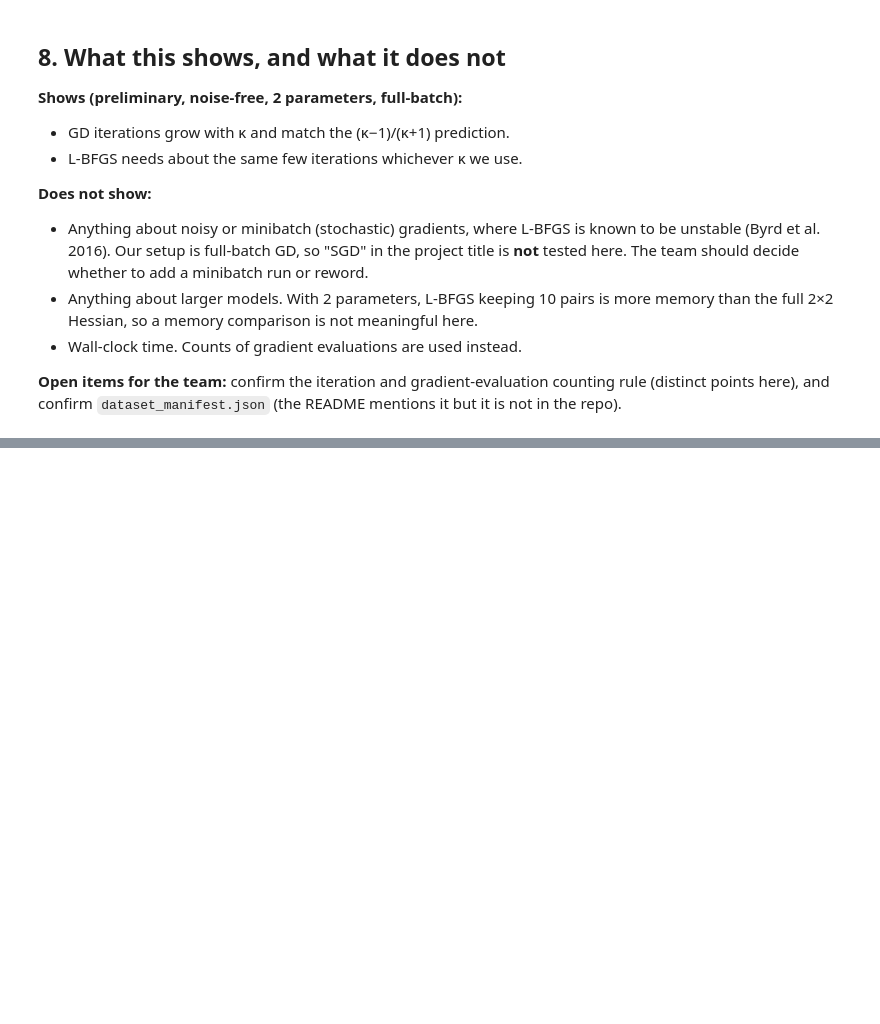
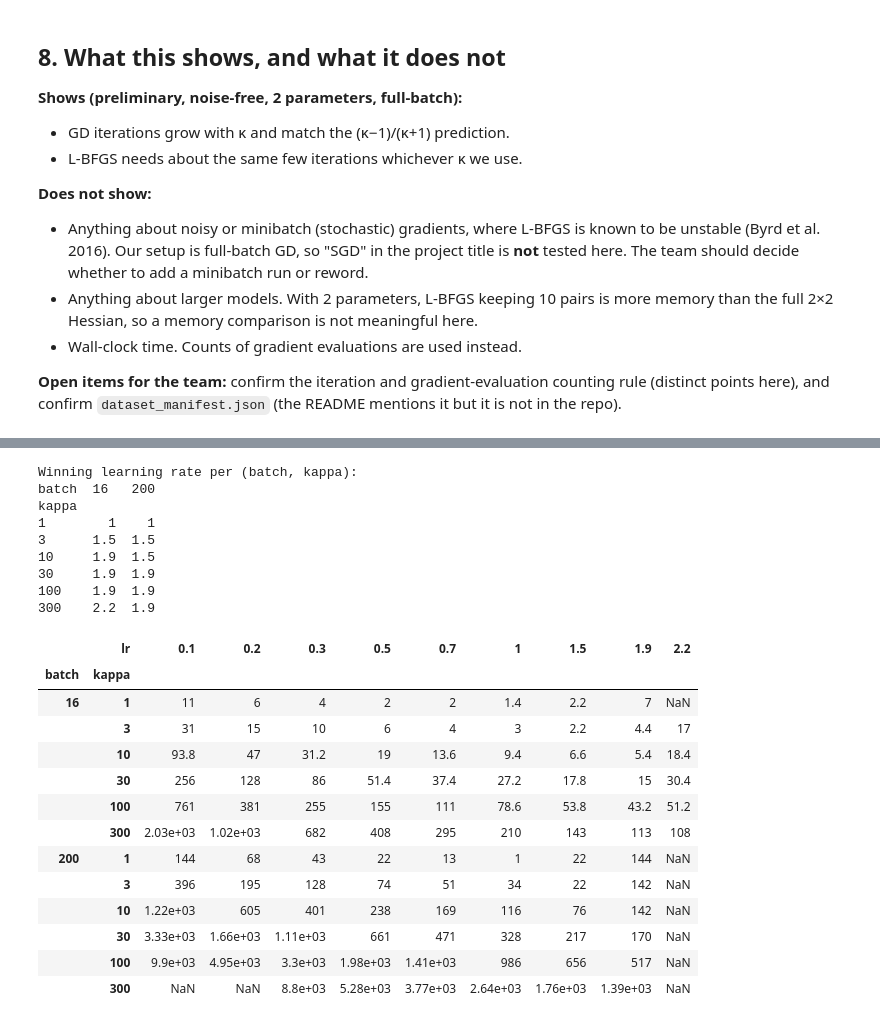
Before and after one commit to priyavenugopalnair-debug/group7-optimizers, a Jupyter notebook: notebooks/Jyoti_Maths_project.ipynb, the cells around one changed output, grey strips where cells are left out. Saved outputs shown, nothing was run; the diff lists cells and outputs as text; code cells hidden in the pictures; blank space fills up the shorter version.

```diff
--- a/notebooks/Jyoti_Maths_project.ipynb
+++ b/notebooks/Jyoti_Maths_project.ipynb
@@ -549,0 +330,50 @@ All numbers come from the tables above (sections 13, 14 and 16). Gradient work c
+# %%
+# 12. Learning-rate grid for SGD (tuning seeds 100-104, NOT the seeds we report)
+GRID = [0.1, 0.2, 0.3, 0.5, 0.7, 1.0, 1.5, 1.9, 2.2, 2.5]
+BATCHES = [16, 200]                     # 200 = full batch
+TUNE_SEEDS = range(100, 105)
+
+grid_rows, best_lr = [], {}
+for k, (X, y) in data6.items():
+    for b in BATCHES:
+        for lr in GRID:
+            rs = [run_sgd(X, y, lr, b, s) for s in TUNE_SEEDS]
+            allok = all(r["converged"] for r in rs)
+            grid_rows.append({"kappa": k, "batch": b, "lr": lr, "all 5 converged": allok,
+                              "mean epochs": np.mean([r["epochs"] for r in rs]) if allok else np.nan,
+                              "mean total work incl. checks": np.mean([r["work"] for r in rs]) if allok else np.nan,
+                              "failures": ", ".join(sorted({r["status"] for r in rs if not r["converged"]}))})
+grid = pd.DataFrame(grid_rows)
+for (k, b), g in grid.groupby(["kappa", "batch"]):
+    best_lr[(k, b)] = g.loc[g["mean epochs"].idxmin(), "lr"]
+grid["winner"] = [best_lr[(r.kappa, r.batch)] == r.lr for r in grid.itertuples()]
+
+# Compact view: mean epochs for every rate (blank = at least one tuning seed failed)
+pivot = grid.pivot_table(index=["batch", "kappa"], columns="lr", values="mean epochs")
+print("Winning learning rate per (batch, kappa):")
+print(pd.Series(best_lr).rename_axis(["kappa", "batch"]).unstack())
+pivot
+# %% [output]
+Winning learning rate per (batch, kappa):
+batch  16   200
+kappa
+1        1    1
+3      1.5  1.5
+10     1.9  1.5
+30     1.9  1.9
+100    1.9  1.9
+300    2.2  1.9
+|  | lr | 0.1 | 0.2 | 0.3 | 0.5 | 0.7 | 1 | 1.5 | 1.9 | 2.2 |
+| batch | kappa |  |  |  |  |  |  |  |  |  |
+| 16 | 1 | 11 | 6 | 4 | 2 | 2 | 1.4 | 2.2 | 7 | NaN |
+|  | 3 | 31 | 15 | 10 | 6 | 4 | 3 | 2.2 | 4.4 | 17 |
+|  | 10 | 93.8 | 47 | 31.2 | 19 | 13.6 | 9.4 | 6.6 | 5.4 | 18.4 |
+|  | 30 | 256 | 128 | 86 | 51.4 | 37.4 | 27.2 | 17.8 | 15 | 30.4 |
+|  | 100 | 761 | 381 | 255 | 155 | 111 | 78.6 | 53.8 | 43.2 | 51.2 |
+|  | 300 | 2.03e+03 | 1.02e+03 | 682 | 408 | 295 | 210 | 143 | 113 | 108 |
+| 200 | 1 | 144 | 68 | 43 | 22 | 13 | 1 | 22 | 144 | NaN |
+|  | 3 | 396 | 195 | 128 | 74 | 51 | 34 | 22 | 142 | NaN |
+|  | 10 | 1.22e+03 | 605 | 401 | 238 | 169 | 116 | 76 | 142 | NaN |
+|  | 30 | 3.33e+03 | 1.66e+03 | 1.11e+03 | 661 | 471 | 328 | 217 | 170 | NaN |
+|  | 100 | 9.9e+03 | 4.95e+03 | 3.3e+03 | 1.98e+03 | 1.41e+03 | 986 | 656 | 517 | NaN |
+|  | 300 | NaN | NaN | 8.8e+03 | 5.28e+03 | 3.77e+03 | 2.64e+03 | 1.76e+03 | 1.39e+03 | NaN |
```
Also changed, not shown: parts of 19 cells of this notebook.
